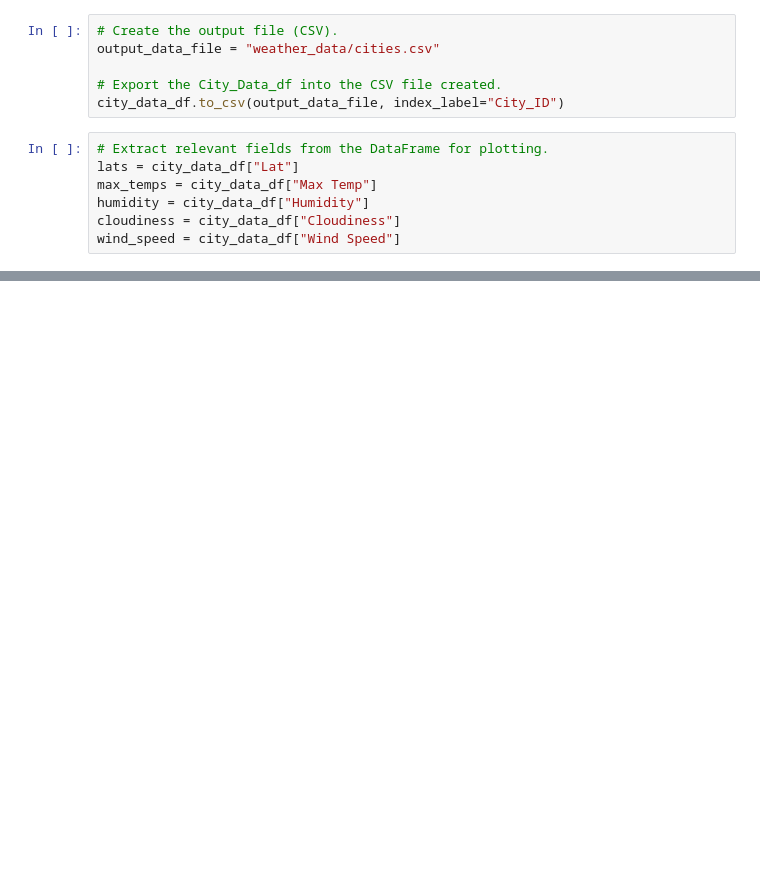
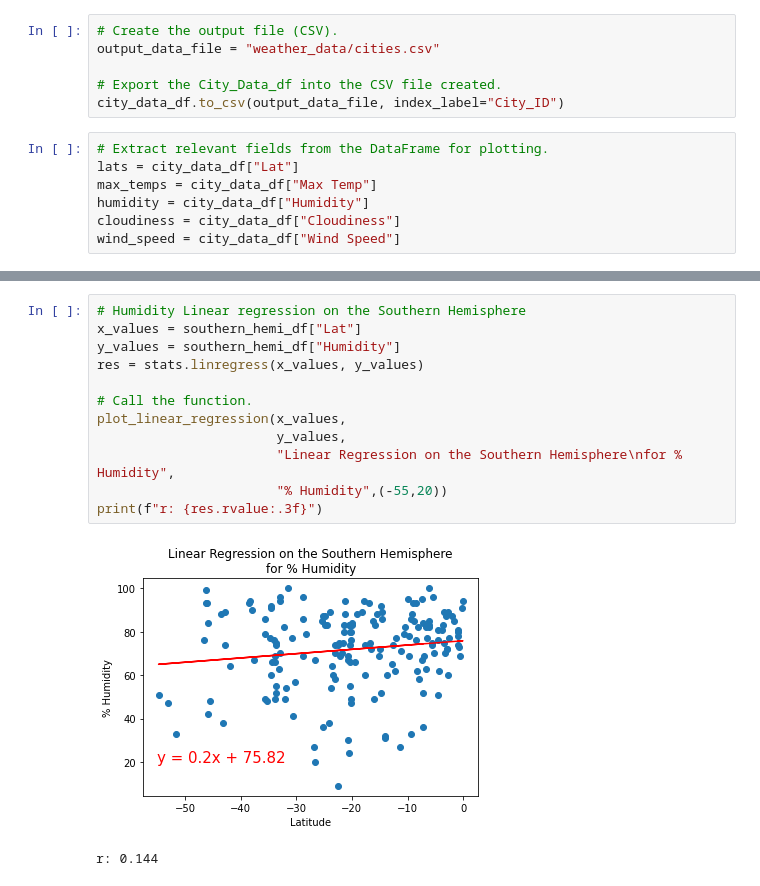
Before and after one commit to agomoll/World_Weather_Analysis, a Jupyter notebook: WeatherPy.ipynb, the cells around one changed output, grey strips where cells are left out. Cells and saved outputs as stored; diff of their text form; blank space fills up the shorter version.

```diff
--- a/WeatherPy.ipynb
+++ b/WeatherPy.ipynb
@@ -249,0 +366,15 @@ plt.show()
+# %%
+# Humidity Linear regression on the Southern Hemisphere
+x_values = southern_hemi_df["Lat"]
+y_values = southern_hemi_df["Humidity"]
+res = stats.linregress(x_values, y_values)
+
+# Call the function.
+plot_linear_regression(x_values,
+                       y_values,
+                       "Linear Regression on the Southern Hemisphere\nfor % Humidity",
+                       "% Humidity",(-55,20))
+print(f"r: {res.rvalue:.3f}")
+# %% [output]
+[figure, added]
+r: 0.144
```
Also changed, not shown: parts of 21 cells of this notebook, 2 other files.
